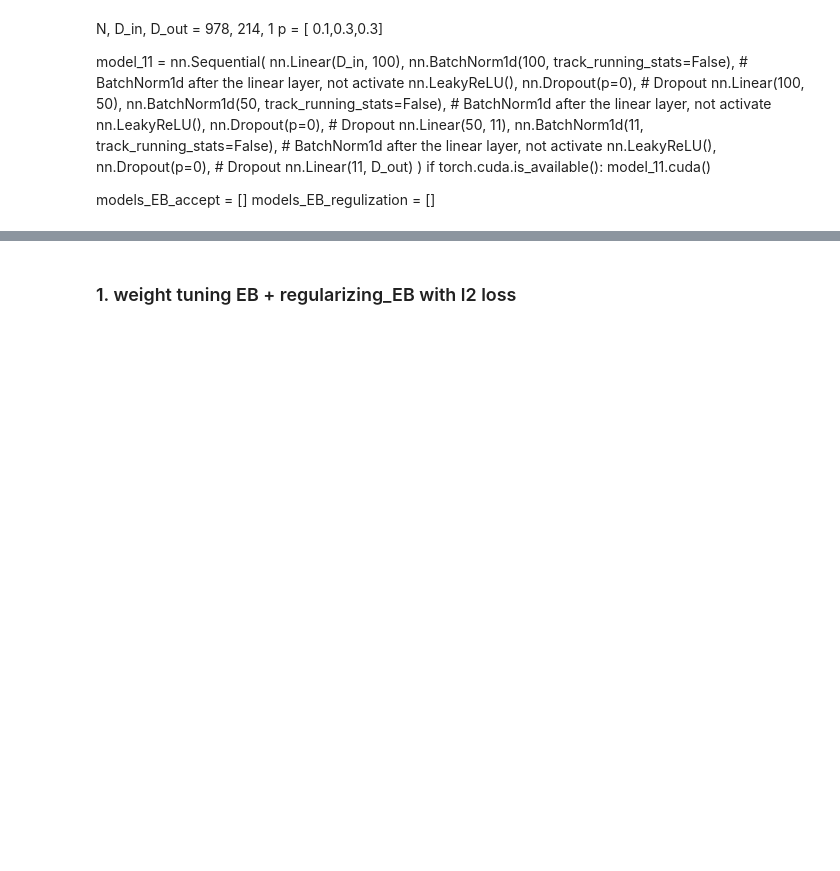
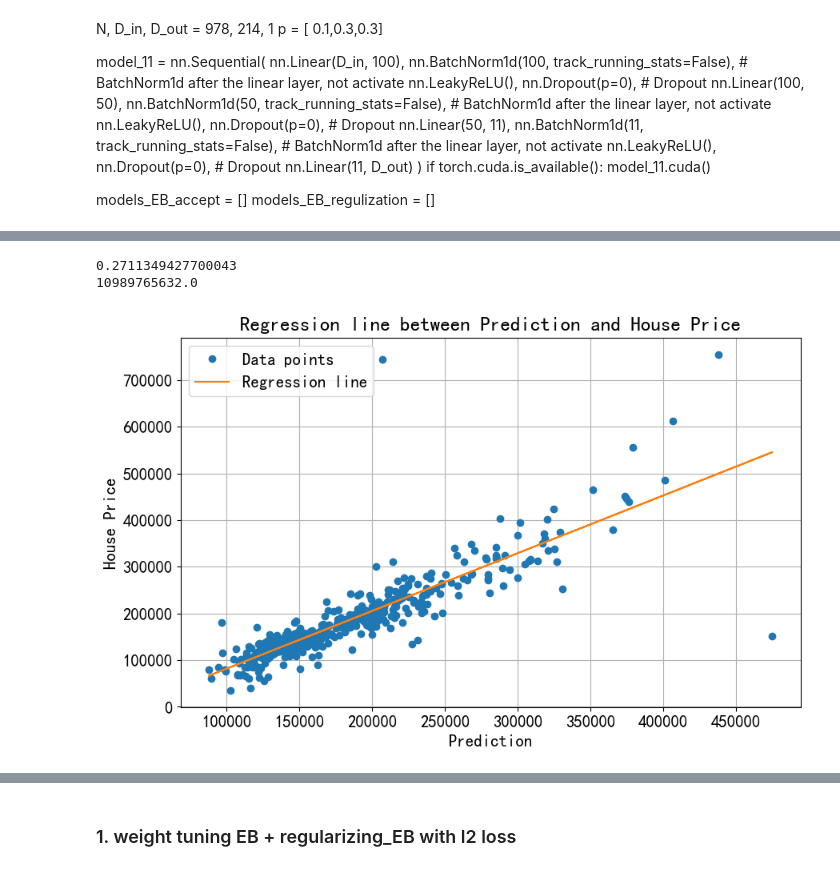
Before and after one commit to IanKu304/New_Learning_Algorithm_HW_SalePrice_predict, a Jupyter notebook: HW5.ipynb, the cells around one changed output, grey strips where cells are left out. Saved outputs shown, nothing was run; the diff lists cells and outputs as text; code cells hidden in the pictures; blank space fills up the shorter version.

```diff
--- a/HW5.ipynb
+++ b/HW5.ipynb
@@ -348,0 +382,6 @@ def prune_node(model,n_layer = 1, n_node = 0, type = 1):
+# %%
+draw_pred_reggsion(model_11,print_error = True)
+# %% [output]
+0.2711349427700043
+10989765632.0
+[figure, added]
```
Also changed, not shown: parts of 23 cells of this notebook.
